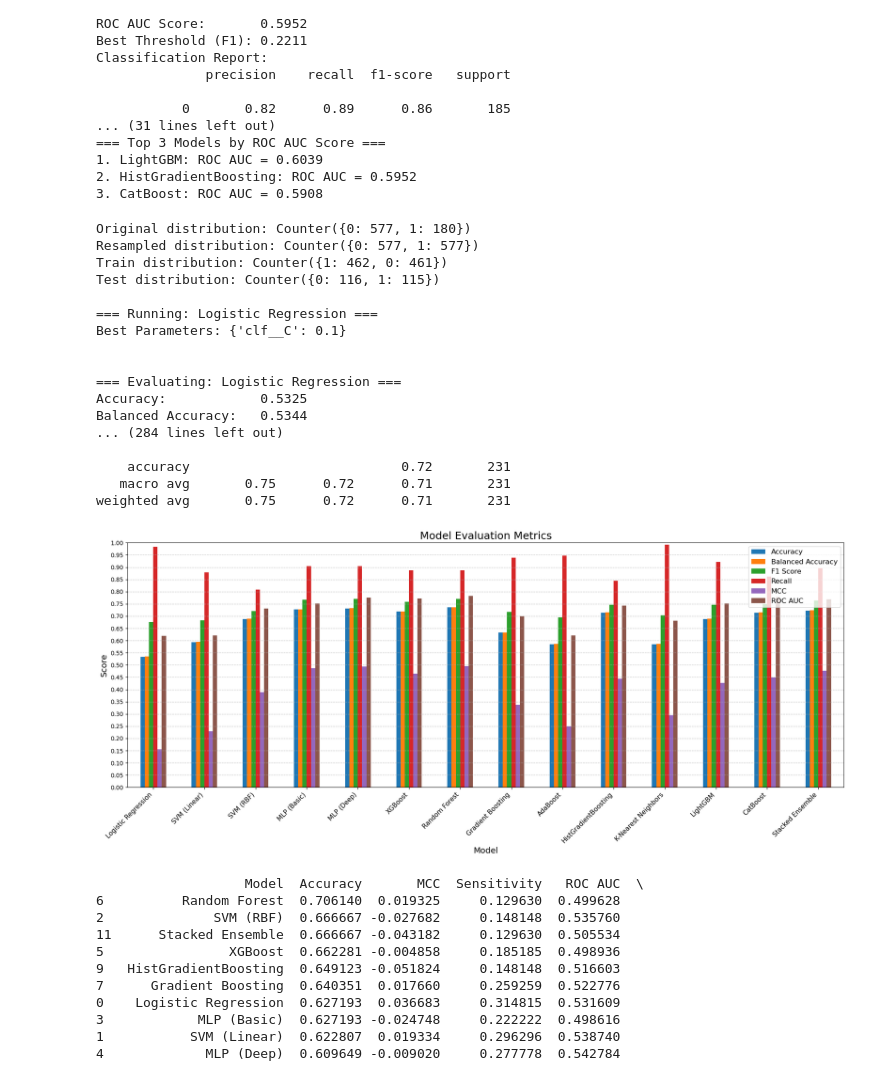
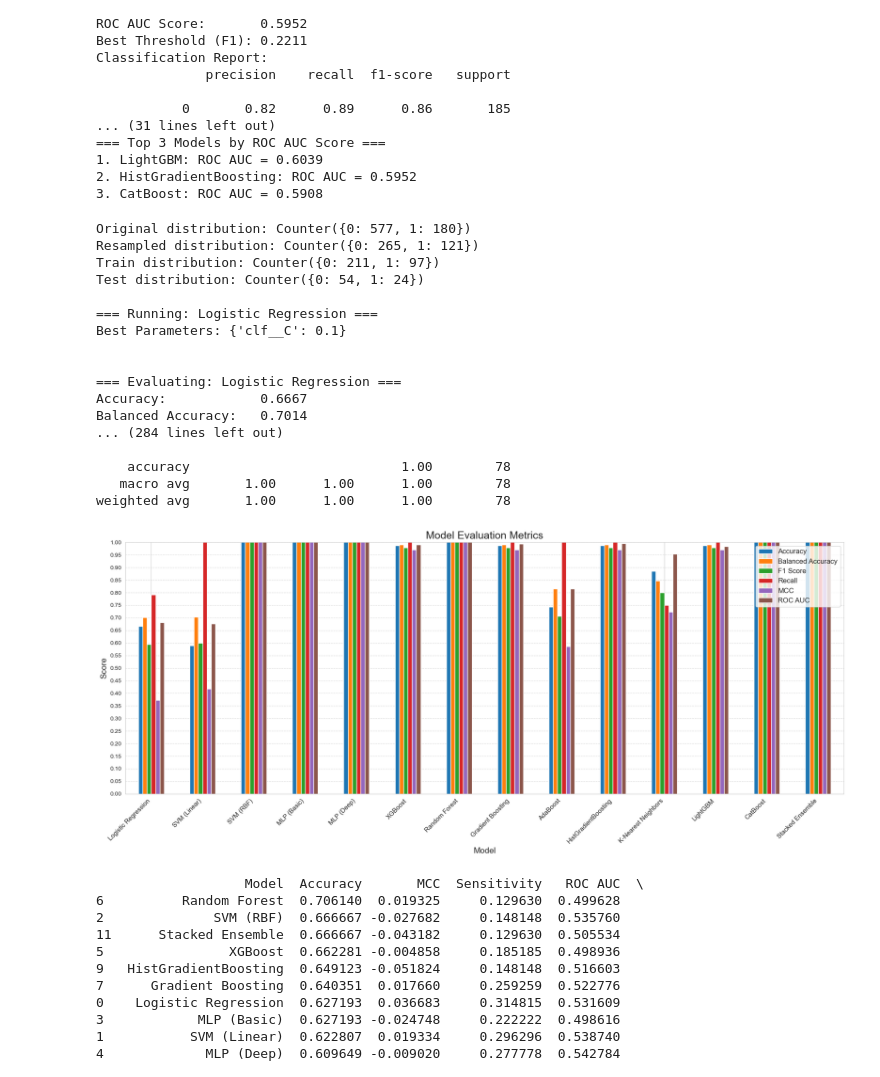
Before and after one commit to MohamedMegdoud/pfe, a Jupyter notebook: p-value8/final.ipynb, the cells around one changed output. Drawn from its saved outputs; the diff is of its cells as text; code cells hidden in the pictures.

Commit message:
plot the code

```diff
--- a/p-value8/final.ipynb
+++ b/p-value8/final.ipynb
@@ -1137,7 +2304,7 @@ y = data_cleaned_with_just_dx_and_snp['DX'].values
 # ---------------------
 # Data Augmentation BEFORE Split
 # ---------------------
-sampler = SMOTE(random_state=42)
+sampler = SMOTEENN(random_state=42)
 X_resampled, y_resampled = sampler.fit_resample(X, y)
 
 print("Original distribution:", Counter(y))
@@ -1219,42 +2386,42 @@ plot_metrics = ["Accuracy", "Balanced Accuracy", "F1 Score", "Recall", "MCC", "R
 colors = ['#1f77b4', '#ff7f0e', '#2ca02c', '#d62728', '#9467bd', '#8c564b']
 
 fig, ax = plt.subplots(figsize=(18, 8))
 df_results[plot_metrics].plot(kind='bar', ax=ax, color=colors)
 
 ax.set_title("Model Evaluation Metrics", fontsize=18)
 ax.set_ylabel("Score", fontsize=14)
 ax.set_xlabel("Model", fontsize=14)
 ax.set_xticklabels(df_results.index, rotation=45, ha="right", fontsize=11)
 ax.legend(loc="upper right", fontsize=12)
 
 # Set y-axis ticks and format
 ax.set_ylim(0, 1.0)
 ax.set_yticks(np.arange(0, 1.01, 0.05))  # Add this line for 0.05 increments
 ax.yaxis.set_major_formatter(mticker.FuncFormatter(lambda x, _: f'{x:.2f}'))
 
 ax.grid(True, linestyle='--', axis='y', alpha=0.7)
 
 plt.tight_layout()
 plt.show()
 # %% [output]
 Original distribution: Counter({0: 577, 1: 180})
-Resampled distribution: Counter({0: 577, 1: 577})
-Train distribution: Counter({1: 462, 0: 461})
-Test distribution: Counter({0: 116, 1: 115})
+Resampled distribution: Counter({0: 265, 1: 121})
+Train distribution: Counter({0: 211, 1: 97})
+Test distribution: Counter({0: 54, 1: 24})
 
 === Running: Logistic Regression ===
 Best Parameters: {'clf__C': 0.1}
 
 
 === Evaluating: Logistic Regression ===
-Accuracy:            0.5325
-Balanced Accuracy:   0.5344
+Accuracy:            0.6667
+Balanced Accuracy:   0.7014
 ... (284 lines left out)
 
-    accuracy                           0.72       231
-   macro avg       0.75      0.72      0.71       231
-weighted avg       0.75      0.72      0.71       231
+    accuracy                           1.00        78
+   macro avg       1.00      1.00      1.00        78
+weighted avg       1.00      1.00      1.00        78
-[figure, old version]
+[figure, new version]
 # %%
 import warnings
 warnings.filterwarnings("ignore")
```
Also changed, not shown: parts of 8 cells of this notebook, 14 other files.
